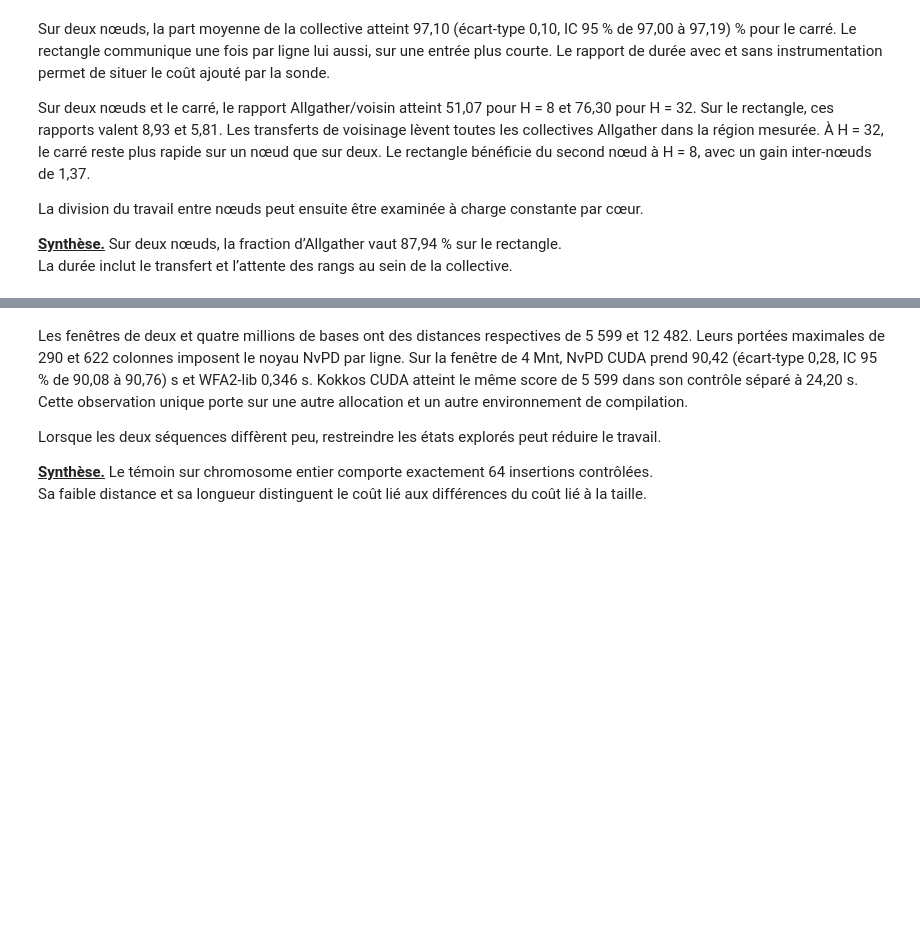
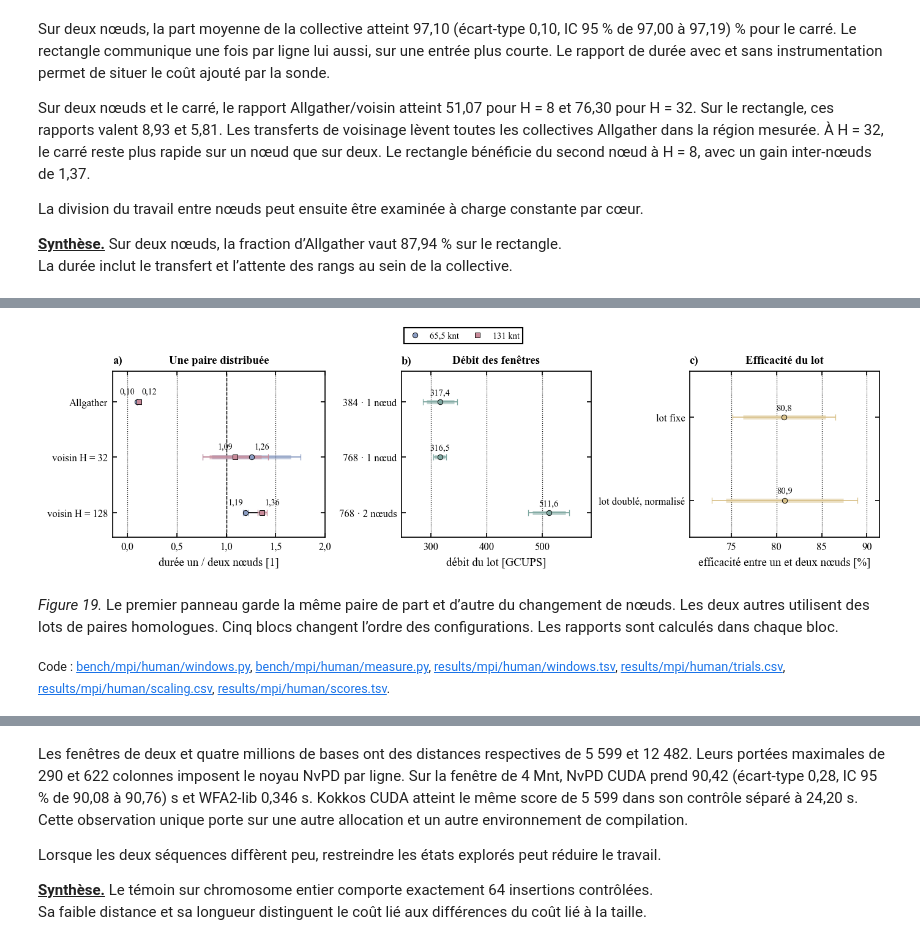
Before and after one commit to wolf75222/nvpd-edit-distance, a Jupyter notebook: notebooks/profil_nvpd.ipynb, the cells around one changed output, grey strips where cells are left out. Saved outputs shown, nothing was run; the diff lists cells and outputs as text; code cells hidden in the pictures; blank space fills up the shorter version.

Commit message:
Report human chromosome scaling, traceback costs and memory profiles

```diff
--- a/notebooks/profil_nvpd.ipynb
+++ b/notebooks/profil_nvpd.ipynb
@@ -1397,0 +1821,64 @@ La distance entre deux assemblages humains fournit ensuite un cas où la taille
+# %%
+# Les 768 lignes du lot désignent des comparaisons entre intervalles homologues.
+mh_windows = pd.read_csv(RES / "mpi/human/windows.tsv", sep="\t")
+mh_raw = nv_csv(RES / "mpi/human/trials.csv")
+assert mh_windows.id.is_unique and len(mh_windows) == 770
+mh_scores = pd.read_csv(RES / "mpi/human/scores.tsv", sep="\t")
+assert len(mh_scores) == 770 and mh_scores.edlib.ge(0).all()
+assert (mh_windows.m * mh_windows.n).eq(mh_windows.cells).all()
+assert mh_raw.groupby(["case", "height", "nodes"]).block.nunique().eq(5).all()
+assert mh_raw.physical_cores.eq(192 * mh_raw.nodes).all()
+assert mh_raw.groupby("case").scores_sha256.nunique().eq(1).all()
+assert mh_raw.groupby("case").input_sha256.nunique().eq(1).all()
+mh_strong = mh_raw[mh_raw["case"].str.startswith("pair-")]
+mh_fig, mh_axes = plt.subplots(1, 3, figsize=(9.15, 2.65), width_ratios=[1.12, 1, 1])
+mh_programs = [(0, "Allgather"), (32, "voisin H = 32"), (128, "voisin H = 128")]
+mh_labels = []
+for mh_id, (mh_alg, mh_label) in enumerate(mh_programs):
+    mh_labels.append(mh_label)
+    mh_entries = []
+    for mh_pos, mh_case in enumerate(["pair-64k", "pair-128k"]):
+        mh_rows = mh_strong[mh_strong["case"].eq(mh_case) & mh_strong.height.eq(mh_alg)]
+        mh_nodes = mh_rows.pivot(index="block", columns="nodes", values="seconds")
+        assert mh_nodes[[1, 2]].notna().all().all()
+        mh_observed = nv_stats.add(
+            19, "pair_speedup", mh_alg, mh_case, mh_nodes[1] / mh_nodes[2], "paired_mpirun_block"
+        )
+        mh_entries.append((mh_observed, COLORS[mh_pos], "os"[mh_pos], ["65,5 knt", "131 knt"][mh_pos]))
+    comparison(mh_axes[0], mh_id, mh_entries)
+category_rows(mh_axes[0], mh_labels, "durée un / deux nœuds [1]")
+mh_axes[0].axvline(1, **GUIDE)
+mh_lots = mh_raw[mh_raw["case"].str.startswith("matched-")]
+mh_work = {}
+mh_times = {}
+for mh_idx, (mh_count, mh_node) in enumerate([(384, 1), (768, 1), (768, 2)]):
+    mh_part = mh_lots[mh_lots.pairs.eq(mh_count) & mh_lots.nodes.eq(mh_node)].set_index("block")
+    mh_work[mh_count] = int(mh_part.cells.unique().item())
+    assert (
+        mh_work[mh_count] == mh_windows[mh_windows.id.str.startswith("locus")].head(mh_count).cells.sum()
+    )
+    mh_times[(mh_count, mh_node)] = mh_part.seconds
+    mh_rate = nv_stats.add(
+        19, "gcups", str(mh_count), mh_node, mh_part.cells / (1e9 * mh_part.seconds), "independent_mpirun"
+    )
+    estimate(mh_axes[1], mh_idx, mh_rate, COLORS[2], horizontal=True)
+    value_label(mh_axes[1], mh_rate["mean"], mh_idx, mh_rate["mean"], 1)
+category_rows(mh_axes[1], ["384 · 1 nœud", "768 · 1 nœud", "768 · 2 nœuds"], "débit du lot [GCUPS]")
+for mh_j, (mh_regime, mh_n1) in enumerate([("fort", 768), ("faible", 384)]):
+    mh_efficiency = mh_times[(mh_n1, 1)] / mh_times[(768, 2)] * mh_work[768] / (2 * mh_work[mh_n1])
+    mh_eff = nv_stats.add(
+        19, "batch_efficiency", mh_regime, "384_cores", 100 * mh_efficiency, "paired_mpirun_block"
+    )
+    estimate(mh_axes[2], mh_j, mh_eff, COLORS[3], horizontal=True)
+    value_label(mh_axes[2], mh_eff["mean"], mh_j, mh_eff["mean"], 1)
+category_rows(mh_axes[2], ["lot fixe", "lot doublé, normalisé"], "efficacité entre un et deux nœuds [%]")
+label_panels(mh_axes)
+column_titles(mh_axes, ("Une paire distribuée", "Débit des fenêtres", "Efficacité du lot"))
+legend_above(mh_fig, mh_axes, ncol=2)
+nv_save(mh_fig, "distributed/echelle_mpi_humain")
+# %% [output]
+[figure, added]
+# %% [markdown]
+*Figure 19.* Le premier panneau garde la même paire de part et d’autre du changement de nœuds. Les deux autres utilisent des lots de paires homologues. Cinq blocs changent l’ordre des configurations. Les rapports sont calculés dans chaque bloc.
+
+<sub>Code : [bench/mpi/human/windows.py](../bench/mpi/human/windows.py), [bench/mpi/human/measure.py](../bench/mpi/human/measure.py), [results/mpi/human/windows.tsv](../results/mpi/human/windows.tsv), [results/mpi/human/trials.csv](../results/mpi/human/trials.csv), [results/mpi/human/scaling.csv](../results/mpi/human/scaling.csv), [results/mpi/human/scores.tsv](../results/mpi/human/scores.tsv).</sub>
```
Also changed, not shown: parts of 119 cells of this notebook, 31 other files.
